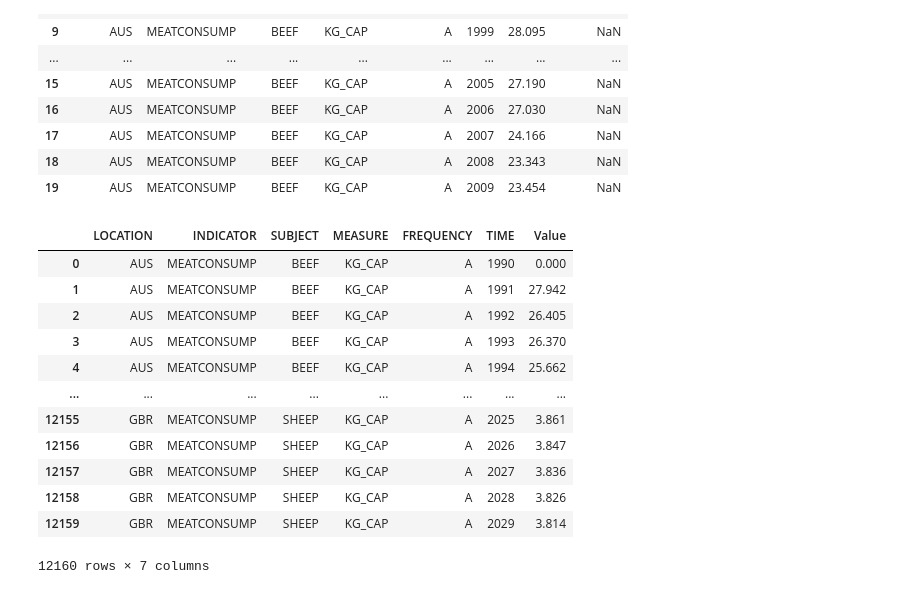
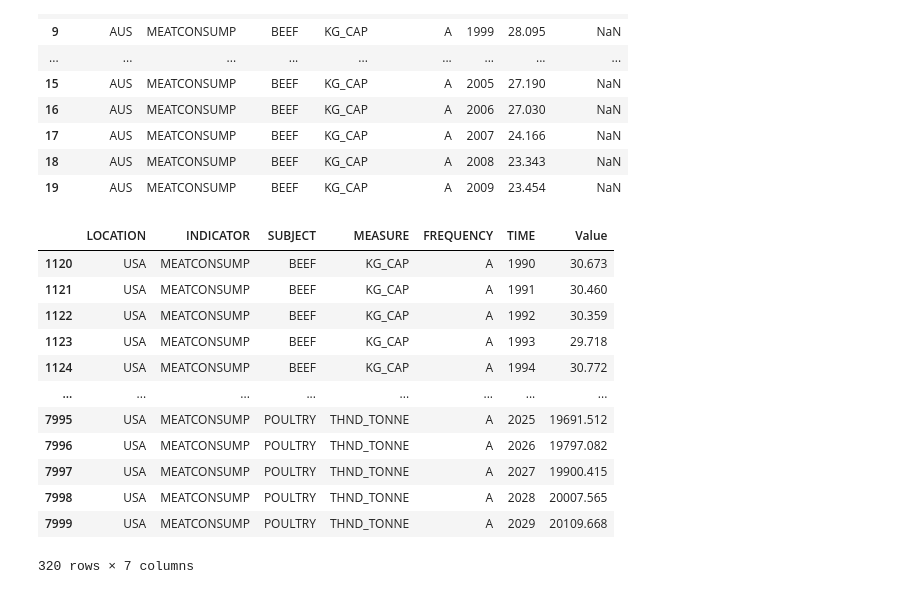
Before and after one commit to sgoolsby88/da7_capstone, a Jupyter notebook: notebooks/EDA _meat_production.ipynb, the cells around one changed output. Saved outputs shown, nothing was run; the diff lists cells and outputs as text; code cells hidden in the pictures.

```diff
--- a/notebooks/EDA _meat_production.ipynb
+++ b/notebooks/EDA _meat_production.ipynb
@@ -401,18 +461,19 @@ dp_live.head(20)
 # %%
 dp_live.drop('Flag Codes',axis=1, inplace=True)
 # %%
-dp_live
+dp_live_us=dp_live[dp_live['LOCATION']=='USA']
+dp_live_us
 # %% [output]
 |  | LOCATION | INDICATOR | SUBJECT | MEASURE | FREQUENCY | TIME | Value |
-| 0 | AUS | MEATCONSUMP | BEEF | KG_CAP | A | 1990 | 0.000 |
-| 1 | AUS | MEATCONSUMP | BEEF | KG_CAP | A | 1991 | 27.942 |
-| 2 | AUS | MEATCONSUMP | BEEF | KG_CAP | A | 1992 | 26.405 |
-| 3 | AUS | MEATCONSUMP | BEEF | KG_CAP | A | 1993 | 26.370 |
-| 4 | AUS | MEATCONSUMP | BEEF | KG_CAP | A | 1994 | 25.662 |
+| 1120 | USA | MEATCONSUMP | BEEF | KG_CAP | A | 1990 | 30.673 |
+| 1121 | USA | MEATCONSUMP | BEEF | KG_CAP | A | 1991 | 30.460 |
+| 1122 | USA | MEATCONSUMP | BEEF | KG_CAP | A | 1992 | 30.359 |
+| 1123 | USA | MEATCONSUMP | BEEF | KG_CAP | A | 1993 | 29.718 |
+| 1124 | USA | MEATCONSUMP | BEEF | KG_CAP | A | 1994 | 30.772 |
 | ... | ... | ... | ... | ... | ... | ... | ... |
-| 12155 | GBR | MEATCONSUMP | SHEEP | KG_CAP | A | 2025 | 3.861 |
-| 12156 | GBR | MEATCONSUMP | SHEEP | KG_CAP | A | 2026 | 3.847 |
-| 12157 | GBR | MEATCONSUMP | SHEEP | KG_CAP | A | 2027 | 3.836 |
-| 12158 | GBR | MEATCONSUMP | SHEEP | KG_CAP | A | 2028 | 3.826 |
-| 12159 | GBR | MEATCONSUMP | SHEEP | KG_CAP | A | 2029 | 3.814 |
+| 7995 | USA | MEATCONSUMP | POULTRY | THND_TONNE | A | 2025 | 19691.512 |
+| 7996 | USA | MEATCONSUMP | POULTRY | THND_TONNE | A | 2026 | 19797.082 |
+| 7997 | USA | MEATCONSUMP | POULTRY | THND_TONNE | A | 2027 | 19900.415 |
+| 7998 | USA | MEATCONSUMP | POULTRY | THND_TONNE | A | 2028 | 20007.565 |
+| 7999 | USA | MEATCONSUMP | POULTRY | THND_TONNE | A | 2029 | 20109.668 |
-12160 rows × 7 columns
+320 rows × 7 columns
```
Also changed, not shown: parts of 37 cells of this notebook, 12 other files.
